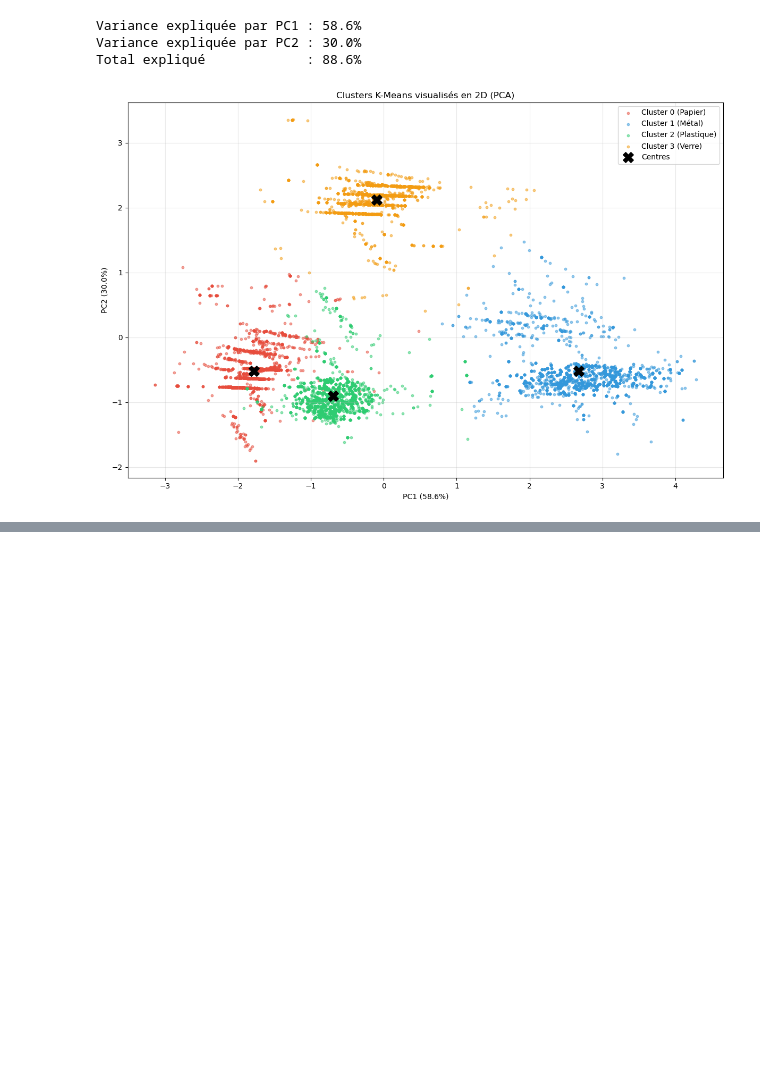
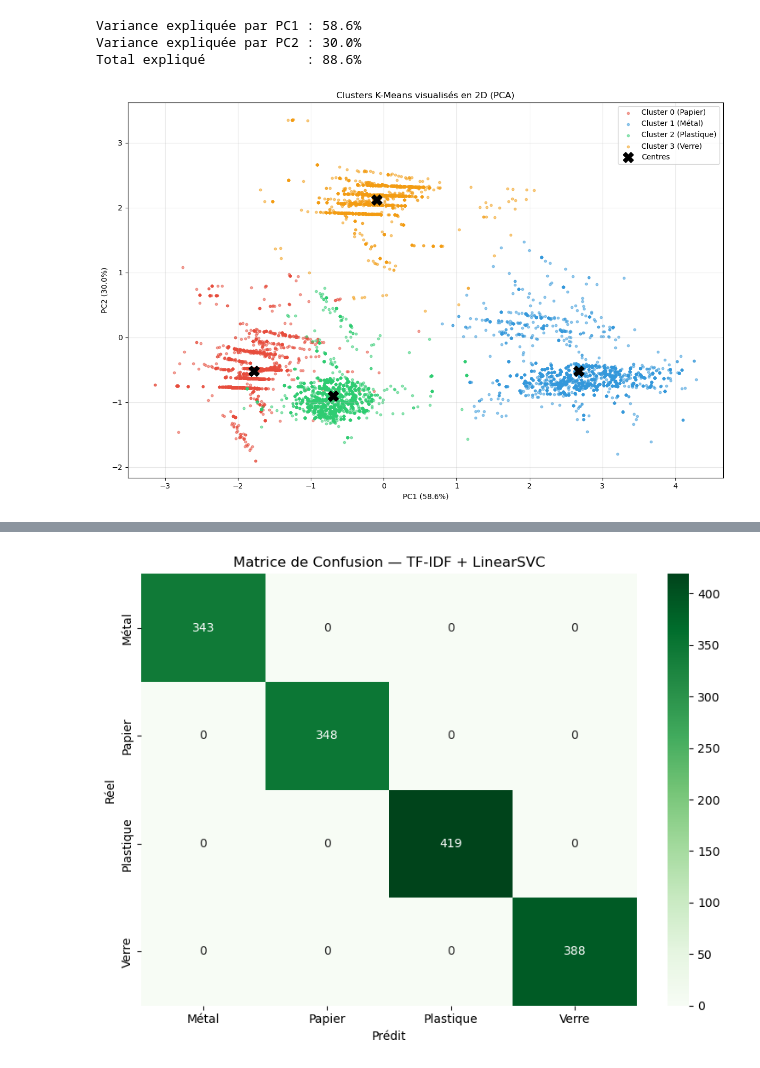
Before and after one commit to firasmhemdi/Eco-Smart-Classifier, a Jupyter notebook: Eco-Smart Classifier.ipynb, the cells around one changed output, grey strips where cells are left out. Saved outputs shown, nothing was run; the diff lists cells and outputs as text; code cells hidden in the pictures; blank space fills up the shorter version.

Commit message:
feat: Complete ML pipeline - Modules 1-5 + FastAPI + React + MLflow

```diff
--- a/Eco-Smart Classifier.ipynb
+++ b/Eco-Smart Classifier.ipynb
@@ -940,3 +940,15 @@ Variance expliquée par PC1 : 58.6%
 Variance expliquée par PC2 : 30.0%
 Total expliqué             : 88.6%
 [figure]
+# %%
+import pandas as pd
+import re
+df_nlp = pd.read_csv("dataset_ProjetML_2026.csv")
+print("=== APERÇU DES RAPPORTS ===")
+print(df_nlp["Rapport_Collecte"].head(5).to_string())
+print(f"\n=== STATISTIQUES ===")
+print(f"Nombre total     : {len(df_nlp)}")
+print(f"Valeurs manquantes: {df_nlp['Rapport_Collecte'].isnull().sum()}")
+print(f"Longueur moyenne : {df_nlp['Rapport_Collecte'].str.len().mean():.0f} caractères")
+print(f"Longueur min     : {df_nlp['Rapport_Collecte'].str.len().min()} caractères")
+print(f"Longueur max     : {df_nlp['Rapport_Collecte'].str.len().max()} caractères")
@@ -942,0 +1236,57 @@ Total expliqué             : 88.6%
+# %%
+import matplotlib.pyplot as plt
+import pandas as pd
+
+# ── Tableau comparatif visuel ──────────────────────────────
+resultats_nlp = {
+    "Méthode"  : ["BoW", "BoW", "BoW", "BoW",
+                  "TF-IDF", "TF-IDF", "TF-IDF", "TF-IDF",
+                  "Word2Vec", "Word2Vec", "Word2Vec",
+                  "FastText", "FastText", "FastText"],
+    "Modèle"   : ["Naive Bayes", "Logistic Reg", "LinearSVC", "Random Forest",
+                  "Naive Bayes", "Logistic Reg", "LinearSVC", "Random Forest",
+                  "Logistic Reg", "LinearSVC", "Random Forest",
+                  "Logistic Reg", "LinearSVC", "Random Forest"],
+    "Accuracy" : [100]*14
+}
+
+df_resultats = pd.DataFrame(resultats_nlp)
+print("=== TABLEAU FINAL NLP ===")
+print(df_resultats.to_string(index=False))
+
+# ── Modèle final choisi ────────────────────────────────────
+print("\n=== MODÈLE FINAL CHOISI ===")
+print("Vectorisation : TF-IDF (uni+bigrammes)")
+print("Classificateur : LinearSVC")
+print("Raison : TF-IDF est plus intelligent que BoW")
+print("         LinearSVC est rapide et efficace pour le texte")
+print("         Les deux sont standards dans l'industrie NLP")
+
+# ── Evaluation finale sur Test ─────────────────────────────
+tfidf_final = TfidfVectorizer(max_features=5000, ngram_range=(1,2))
+X_train_final = tfidf_final.fit_transform(X_train_nlp)
+X_test_final  = tfidf_final.transform(X_test_nlp)
+
+modele_final_nlp = LinearSVC(random_state=42)
+modele_final_nlp.fit(X_train_final, y_train_nlp)
+y_pred_final = modele_final_nlp.predict(X_test_final)
+
+from sklearn.metrics import classification_report, confusion_matrix
+import seaborn as sns
+
+print("\n=== RAPPORT FINAL SUR TEST ===")
+print(classification_report(y_test_nlp, y_pred_final))
+
+# ── Matrice de confusion ───────────────────────────────────
+cm = confusion_matrix(y_test_nlp, y_pred_final)
+plt.figure(figsize=(8, 6))
+sns.heatmap(cm, annot=True, fmt="d", cmap="Greens",
+            xticklabels=["Métal","Papier","Plastique","Verre"],
+            yticklabels=["Métal","Papier","Plastique","Verre"])
+plt.title("Matrice de Confusion — TF-IDF + LinearSVC")
+plt.ylabel("Réel")
+plt.xlabel("Prédit")
+plt.tight_layout()
+plt.savefig("confusion_nlp.png")
+plt.show()
+# %% [output]
@@ -942,0 +1310 @@ Total expliqué             : 88.6%
+[figure, added]
```
Also changed, not shown: parts of 17 cells of this notebook, 5 other files.
